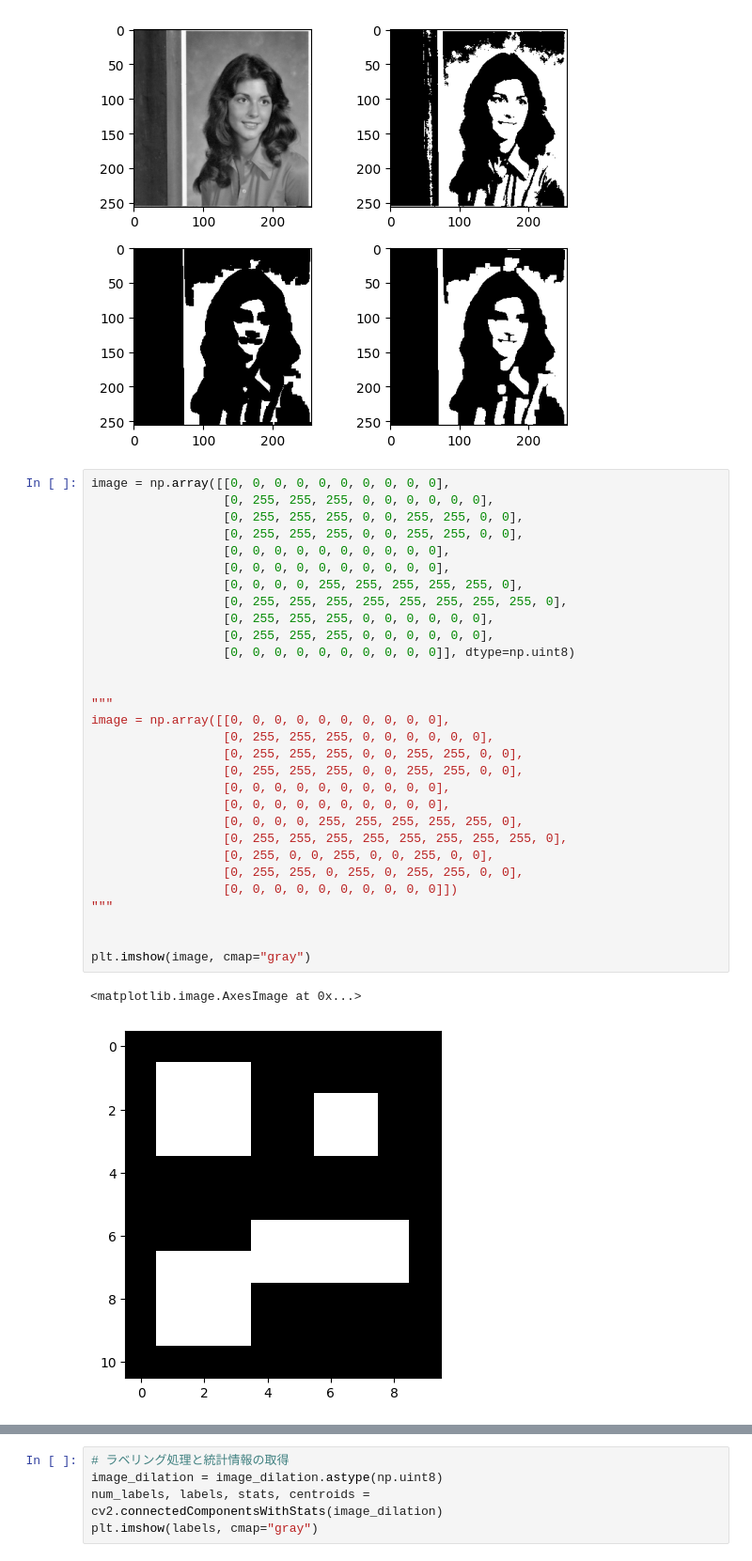
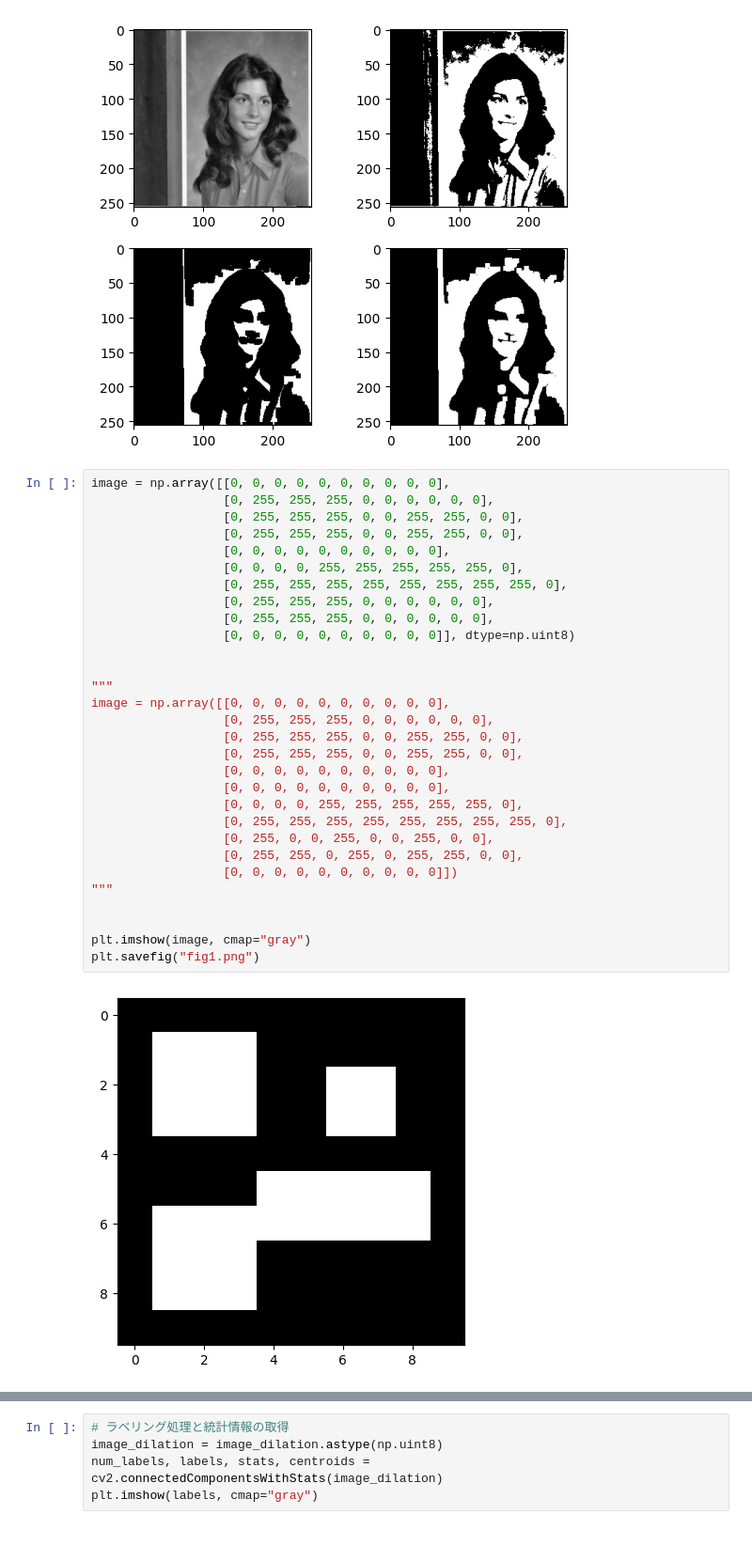
Before and after one commit to naoto-github/ComputerGraphics-NCU, a Jupyter notebook: 5/chapter5.ipynb, the cells around one changed output, grey strips where cells are left out. Shown: that part at 94% size. Cells and saved outputs as stored; diff of their text form.

```diff
--- a/5/chapter5.ipynb
+++ b/5/chapter5.ipynb
@@ -128,36 +128,35 @@ axes[1, 1].imshow(image_dilation, cmap="gray")
 # %%
 image = np.array([[0, 0, 0, 0, 0, 0, 0, 0, 0, 0],
                   [0, 255, 255, 255, 0, 0, 0, 0, 0, 0],
                   [0, 255, 255, 255, 0, 0, 255, 255, 0, 0],
                   [0, 255, 255, 255, 0, 0, 255, 255, 0, 0],
-                  [0, 0, 0, 0, 0, 0, 0, 0, 0, 0],
                   [0, 0, 0, 0, 0, 0, 0, 0, 0, 0],
                   [0, 0, 0, 0, 255, 255, 255, 255, 255, 0],
                   [0, 255, 255, 255, 255, 255, 255, 255, 255, 0],
                   [0, 255, 255, 255, 0, 0, 0, 0, 0, 0],
                   [0, 255, 255, 255, 0, 0, 0, 0, 0, 0],
                   [0, 0, 0, 0, 0, 0, 0, 0, 0, 0]], dtype=np.uint8)
 
 
 """
 image = np.array([[0, 0, 0, 0, 0, 0, 0, 0, 0, 0],
                   [0, 255, 255, 255, 0, 0, 0, 0, 0, 0],
                   [0, 255, 255, 255, 0, 0, 255, 255, 0, 0],
                   [0, 255, 255, 255, 0, 0, 255, 255, 0, 0],
                   [0, 0, 0, 0, 0, 0, 0, 0, 0, 0],
                   [0, 0, 0, 0, 0, 0, 0, 0, 0, 0],
                   [0, 0, 0, 0, 255, 255, 255, 255, 255, 0],
                   [0, 255, 255, 255, 255, 255, 255, 255, 255, 0],
                   [0, 255, 0, 0, 255, 0, 0, 255, 0, 0],
                   [0, 255, 255, 0, 255, 0, 255, 255, 0, 0],
                   [0, 0, 0, 0, 0, 0, 0, 0, 0, 0]])
 """
 
 
 plt.imshow(image, cmap="gray")
+plt.savefig("fig1.png")
 # %% [output]
-<matplotlib.image.AxesImage at 0x...>
-[figure, old version]
+[figure, new version]
 # %%
 def labeling(image):
 
```
Also changed, not shown: parts of 7 cells of this notebook, 5 other files.
